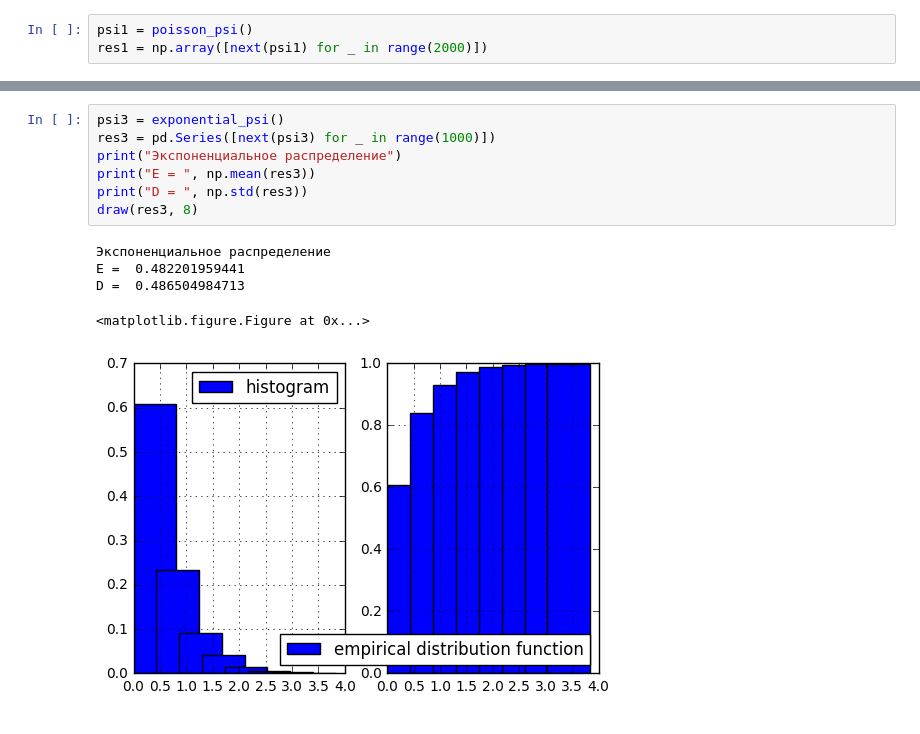
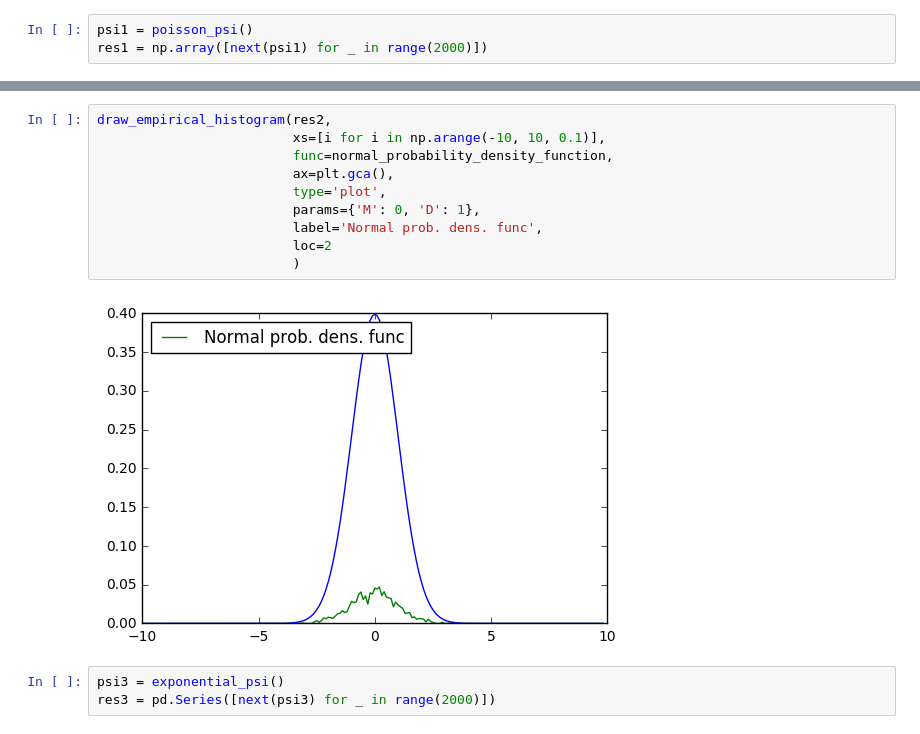
Before and after one commit to YRustt/B16-17-SSM, a Jupyter notebook: iism_lab3.ipynb, the cells around one changed output, grey strips where cells are left out. Drawn from its saved outputs; the diff is of its cells as text.

```diff
--- a/iism_lab3.ipynb
+++ b/iism_lab3.ipynb
@@ -46,13 +69,15 @@ True
+# %%
+draw_empirical_histogram(res2,
+                         xs=[i for i in np.arange(-10, 10, 0.1)],
+                         func=normal_probability_density_function,
+                         ax=plt.gca(),
+                         type='plot',
+                         params={'M': 0, 'D': 1},
+                         label='Normal prob. dens. func',
+                         loc=2
+                         )
+# %% [output]
+[figure, added]
 # %%
 psi3 = exponential_psi()
-res3 = pd.Series([next(psi3) for _ in range(1000)])
-print("Экспоненциальное распределение")
-print("E = ", np.mean(res3))
-print("D = ", np.std(res3))
-draw(res3, 8)
+res3 = pd.Series([next(psi3) for _ in range(2000)])
-# %% [output]
-Экспоненциальное распределение
-E =  0.482201959441
-D =  0.486504984713
-<matplotlib.figure.Figure at 0x...>
-[figure, removed]
```
Also changed, not shown: parts of 10 cells of this notebook, 1 other file.
